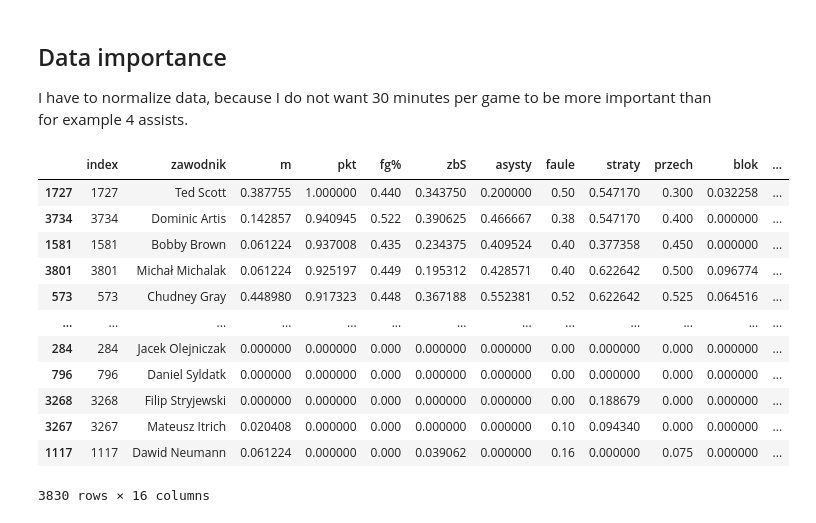
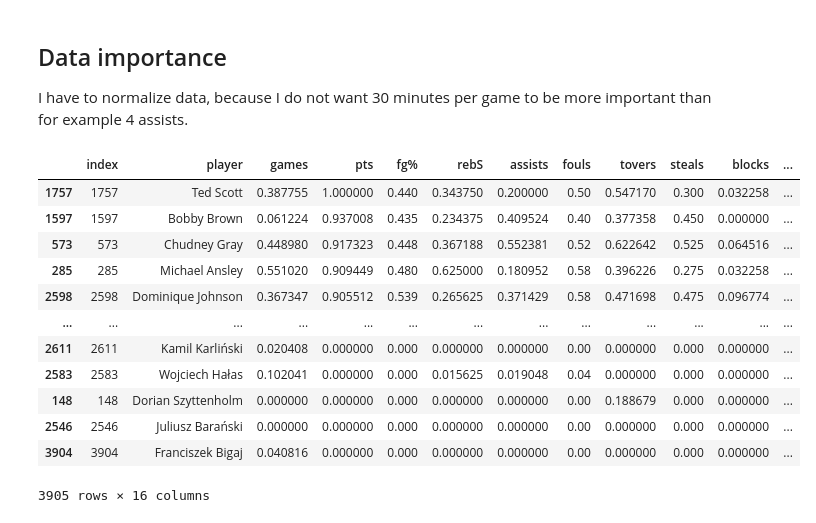
Before and after one commit to jkiezun/plk-mvp-tracker, a Jupyter notebook: PLK_MVP_predictor.ipynb, the cells around one changed output. Drawn from its saved outputs; the diff is of its cells as text; code cells hidden in the pictures.

```diff
--- a/PLK_MVP_predictor.ipynb
+++ b/PLK_MVP_predictor.ipynb
@@ -258,21 +264,21 @@ def normalize(df):
     return result
 # %%
 df_train = normalize(df_train)
-df_train.sort_values(by=['pkt'], ascending = False)
+df_train.sort_values(by=['pts'], ascending = False)
 # %% [output]
-|  | index | zawodnik | m | pkt | fg% | zbS | asysty | faule | straty | przech | blok | ... |
-| 1727 | 1727 | Ted Scott | 0.387755 | 1.000000 | 0.440 | 0.343750 | 0.200000 | 0.50 | 0.547170 | 0.300 | 0.032258 | ... |
-| 3734 | 3734 | Dominic Artis | 0.142857 | 0.940945 | 0.522 | 0.390625 | 0.466667 | 0.38 | 0.547170 | 0.400 | 0.000000 | ... |
-| 1581 | 1581 | Bobby Brown | 0.061224 | 0.937008 | 0.435 | 0.234375 | 0.409524 | 0.40 | 0.377358 | 0.450 | 0.000000 | ... |
-| 3801 | 3801 | Michał Michalak | 0.061224 | 0.925197 | 0.449 | 0.195312 | 0.428571 | 0.40 | 0.622642 | 0.500 | 0.096774 | ... |
+|  | index | player | games | pts | fg% | rebS | assists | fouls | tovers | steals | blocks | ... |
+| 1757 | 1757 | Ted Scott | 0.387755 | 1.000000 | 0.440 | 0.343750 | 0.200000 | 0.50 | 0.547170 | 0.300 | 0.032258 | ... |
+| 1597 | 1597 | Bobby Brown | 0.061224 | 0.937008 | 0.435 | 0.234375 | 0.409524 | 0.40 | 0.377358 | 0.450 | 0.000000 | ... |
 | 573 | 573 | Chudney Gray | 0.448980 | 0.917323 | 0.448 | 0.367188 | 0.552381 | 0.52 | 0.622642 | 0.525 | 0.064516 | ... |
+| 285 | 285 | Michael Ansley | 0.551020 | 0.909449 | 0.480 | 0.625000 | 0.180952 | 0.58 | 0.396226 | 0.275 | 0.032258 | ... |
+| 2598 | 2598 | Dominique Johnson | 0.367347 | 0.905512 | 0.539 | 0.265625 | 0.371429 | 0.58 | 0.471698 | 0.475 | 0.096774 | ... |
 | ... | ... | ... | ... | ... | ... | ... | ... | ... | ... | ... | ... | ... |
-| 284 | 284 | Jacek Olejniczak | 0.000000 | 0.000000 | 0.000 | 0.000000 | 0.000000 | 0.00 | 0.000000 | 0.000 | 0.000000 | ... |
-| 796 | 796 | Daniel Syldatk | 0.000000 | 0.000000 | 0.000 | 0.000000 | 0.000000 | 0.00 | 0.000000 | 0.000 | 0.000000 | ... |
-| 3268 | 3268 | Filip Stryjewski | 0.000000 | 0.000000 | 0.000 | 0.000000 | 0.000000 | 0.00 | 0.188679 | 0.000 | 0.000000 | ... |
-| 3267 | 3267 | Mateusz Itrich | 0.020408 | 0.000000 | 0.000 | 0.000000 | 0.000000 | 0.10 | 0.094340 | 0.000 | 0.000000 | ... |
-| 1117 | 1117 | Dawid Neumann | 0.061224 | 0.000000 | 0.000 | 0.039062 | 0.000000 | 0.16 | 0.000000 | 0.075 | 0.000000 | ... |
+| 2611 | 2611 | Kamil Karliński | 0.020408 | 0.000000 | 0.000 | 0.000000 | 0.000000 | 0.00 | 0.000000 | 0.000 | 0.000000 | ... |
+| 2583 | 2583 | Wojciech Hałas | 0.102041 | 0.000000 | 0.000 | 0.015625 | 0.019048 | 0.04 | 0.000000 | 0.000 | 0.000000 | ... |
+| 148 | 148 | Dorian Szyttenholm | 0.000000 | 0.000000 | 0.000 | 0.000000 | 0.000000 | 0.00 | 0.188679 | 0.000 | 0.000000 | ... |
+| 2546 | 2546 | Juliusz Barański | 0.000000 | 0.000000 | 0.000 | 0.000000 | 0.000000 | 0.00 | 0.000000 | 0.000 | 0.000000 | ... |
+| 3904 | 3904 | Franciszek Bigaj | 0.040816 | 0.000000 | 0.000 | 0.000000 | 0.000000 | 0.00 | 0.000000 | 0.000 | 0.000000 | ... |
-3830 rows × 16 columns
+3905 rows × 16 columns
 # %%
 tmp_pd_train = df_train.loc[df_train['season'] != '2019/20020']
 
```
Also changed, not shown: parts of 11 cells of this notebook, 1 other file.
